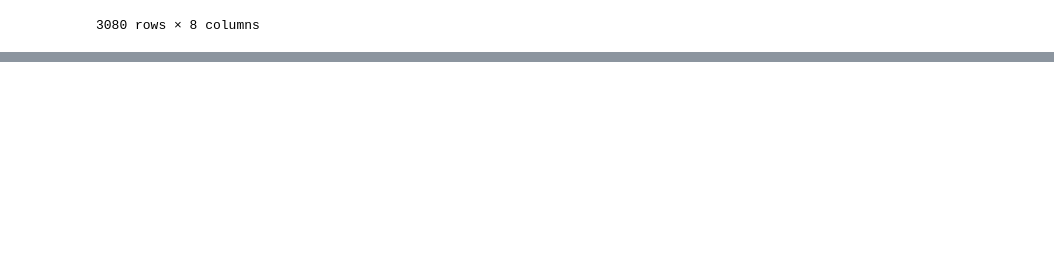
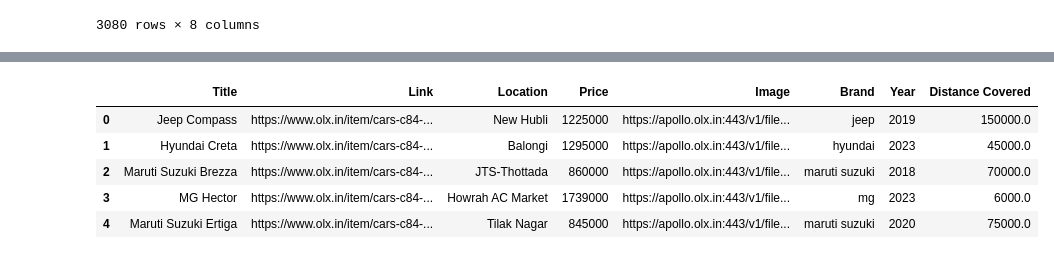
Before and after one commit to dakshhrana0-hub/Auto-Valuer, a Jupyter notebook: Data_Cleaning/data_preprocessing.ipynb, the cells around one changed output, grey strips where cells are left out. Saved outputs shown, nothing was run; the diff lists cells and outputs as text; code cells hidden in the pictures; blank space fills up the shorter version.

```diff
--- a/Data_Cleaning/data_preprocessing.ipynb
+++ b/Data_Cleaning/data_preprocessing.ipynb
@@ -194,0 +229,48 @@ combined_df.to_csv("../Data/olx_cars_data.csv")
+# %%
+import pandas as pd
+import re
+from datetime import datetime, timedelta
+
+# Sample DataFrame
+# df = pd.DataFrame({"Location": [...]})
+
+# Expanded regex pattern
+date_pattern = r"(Today|Yesterday|\d{1,2} days ago|\d{1,2} [A-Za-z]{3})$"
+
+# Extract date string
+df["Date_Posted"] = df["Location"].str.extract(date_pattern)
+
+# Clean location by removing the date suffix
+df["Clean_Location"] = df["Location"].str.replace(date_pattern, "", regex=True).str.strip()
+
+# Convert relative and absolute dates
+def parse_date(date_str):
+    if pd.isna(date_str):
+        return pd.NaT
+    if date_str == "Today":
+        return datetime.today()
+    if date_str == "Yesterday":
+        return datetime.today() - timedelta(days=1)
+    if "days ago" in date_str:
+        days = int(re.search(r"(\d+)", date_str).group(1))
+        return datetime.today() - timedelta(days=days)
+    try:
+        return datetime.strptime(date_str, "%d %b")
+    except:
+        return pd.NaT
+
+# Apply conversion
+df["Date_Posted"] = df["Date_Posted"].apply(parse_date)
+# %%
+df['Location'] = df['Clean_Location']
+# %%
+df.drop(['Clean_Location','Date_Posted'],axis = 1,inplace=True)
+# %%
+df.head()
+# %% [output]
+|  | Title | Link | Location | Price | Image | Brand | Year | Distance Covered |
+| 0 | Jeep Compass | https://www.olx.in/item/cars-c84-... | New Hubli | 1225000 | https://apollo.olx.in:443/v1/file... | jeep | 2019 | 150000.0 |
+| 1 | Hyundai Creta | https://www.olx.in/item/cars-c84-... | Balongi | 1295000 | https://apollo.olx.in:443/v1/file... | hyundai | 2023 | 45000.0 |
+| 2 | Maruti Suzuki Brezza | https://www.olx.in/item/cars-c84-... | JTS-Thottada | 860000 | https://apollo.olx.in:443/v1/file... | maruti suzuki | 2018 | 70000.0 |
+| 3 | MG Hector | https://www.olx.in/item/cars-c84-... | Howrah AC Market | 1739000 | https://apollo.olx.in:443/v1/file... | mg | 2023 | 6000.0 |
+| 4 | Maruti Suzuki Ertiga | https://www.olx.in/item/cars-c84-... | Tilak Nagar | 845000 | https://apollo.olx.in:443/v1/file... | maruti suzuki | 2020 | 75000.0 |
```
Also changed, not shown: parts of 7 cells of this notebook, 6 other files.
